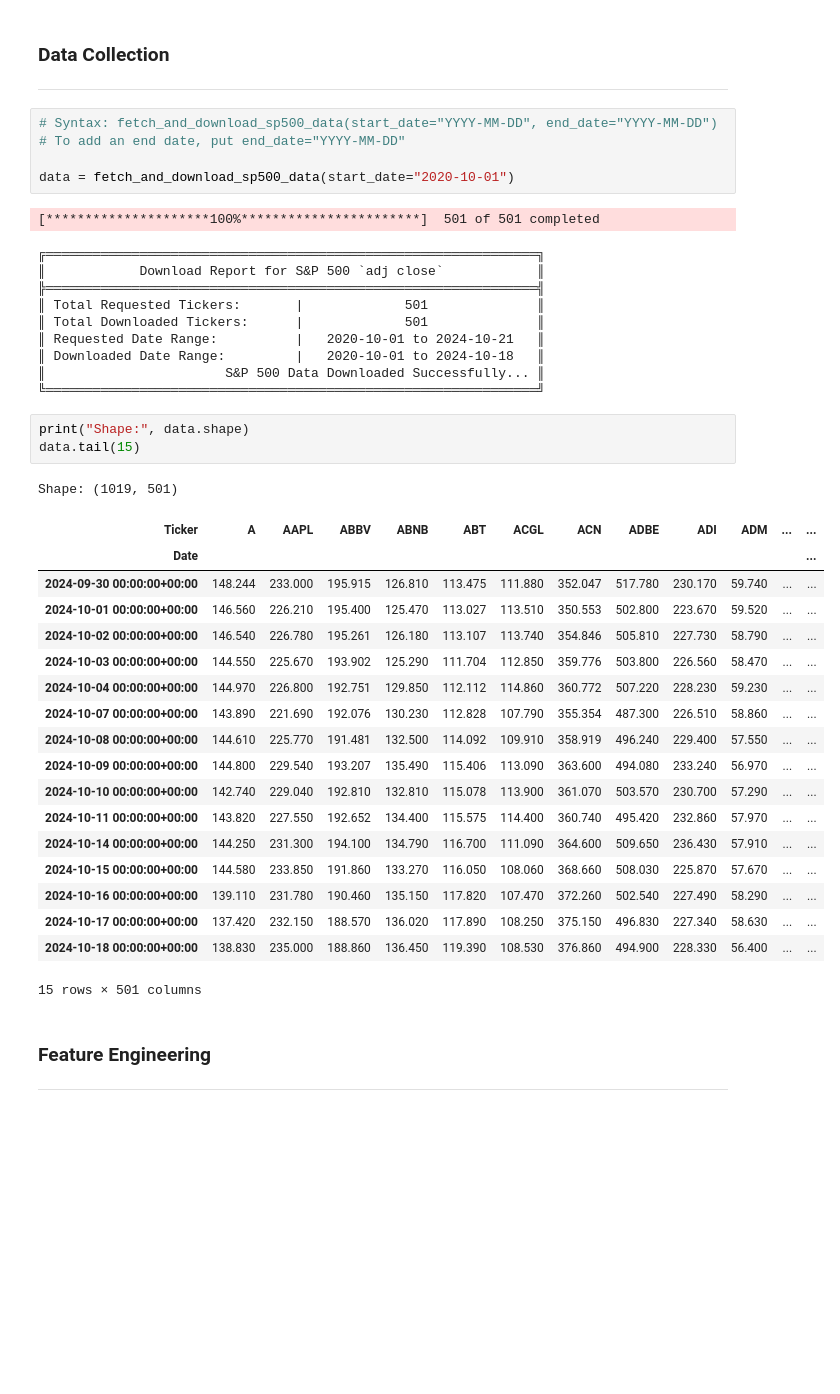
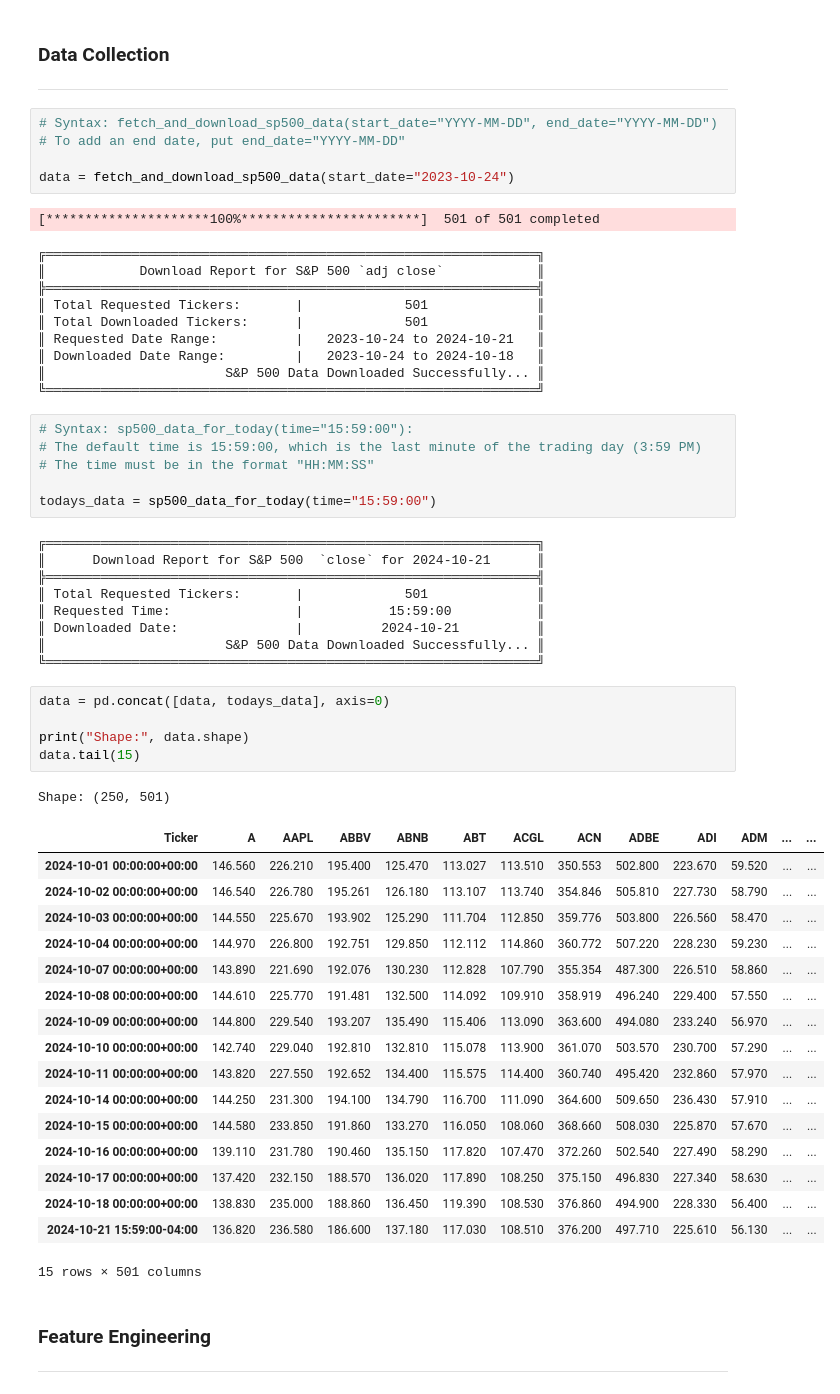
Before and after one commit to Corey-Holton/Group_project_2, a Jupyter notebook: notebooks/christian_exploration/stock_analysis.ipynb, the cells around one changed output. Saved outputs shown, nothing was run; the diff lists cells and outputs as text; blank space fills up the shorter version.

```diff
--- a/notebooks/christian_exploration/stock_analysis.ipynb
+++ b/notebooks/christian_exploration/stock_analysis.ipynb
@@ -46,7 +54,7 @@ ___
 # Syntax: fetch_and_download_sp500_data(start_date="YYYY-MM-DD", end_date="YYYY-MM-DD")
 # To add an end date, put end_date="YYYY-MM-DD"
 
-data = fetch_and_download_sp500_data(start_date="2020-10-01")
+data = fetch_and_download_sp500_data(start_date="2023-10-24")
 # %% [output]
 [*********************100%***********************]  501 of 501 completed
 ╔═══════════════════════════════════════════════════════════════╗
@@ -54,18 +62,33 @@ data = fetch_and_download_sp500_data(start_date="2020-10-01")
 ╠═══════════════════════════════════════════════════════════════╣
 ║ Total Requested Tickers:       |             501              ║
 ║ Total Downloaded Tickers:      |             501              ║
-║ Requested Date Range:          |   2020-10-01 to 2024-10-21   ║
-║ Downloaded Date Range:         |   2020-10-01 to 2024-10-18   ║
+║ Requested Date Range:          |   2023-10-24 to 2024-10-21   ║
+║ Downloaded Date Range:         |   2023-10-24 to 2024-10-18   ║
 ║                       S&P 500 Data Downloaded Successfully... ║
 ╚═══════════════════════════════════════════════════════════════╝
+# %%
+# Syntax: sp500_data_for_today(time="15:59:00"):
+# The default time is 15:59:00, which is the last minute of the trading day (3:59 PM)
+# The time must be in the format "HH:MM:SS"
+
+todays_data = sp500_data_for_today(time="15:59:00")
+# %% [output]
+╔═══════════════════════════════════════════════════════════════╗
+║      Download Report for S&P 500  `close` for 2024-10-21      ║
+╠═══════════════════════════════════════════════════════════════╣
+║ Total Requested Tickers:       |             501              ║
+║ Requested Time:                |           15:59:00           ║
+║ Downloaded Date:               |          2024-10-21          ║
+║                       S&P 500 Data Downloaded Successfully... ║
+╚═══════════════════════════════════════════════════════════════╝
 # %%
+data = pd.concat([data, todays_data], axis=0)
+
 print("Shape:", data.shape)
 data.tail(15)
 # %% [output]
-Shape: (1019, 501)
+Shape: (250, 501)
 | Ticker | A | AAPL | ABBV | ABNB | ABT | ACGL | ACN | ADBE | ADI | ADM | ... | ... |
-| Date |  |  |  |  |  |  |  |  |  |  |  | ... |
-| 2024-09-30 00:00:00+00:00 | 148.244 | 233.000 | 195.915 | 126.810 | 113.475 | 111.880 | 352.047 | 517.780 | 230.170 | 59.740 | ... | ... |
 | 2024-10-01 00:00:00+00:00 | 146.560 | 226.210 | 195.400 | 125.470 | 113.027 | 113.510 | 350.553 | 502.800 | 223.670 | 59.520 | ... | ... |
 | 2024-10-02 00:00:00+00:00 | 146.540 | 226.780 | 195.261 | 126.180 | 113.107 | 113.740 | 354.846 | 505.810 | 227.730 | 58.790 | ... | ... |
 | 2024-10-03 00:00:00+00:00 | 144.550 | 225.670 | 193.902 | 125.290 | 111.704 | 112.850 | 359.776 | 503.800 | 226.560 | 58.470 | ... | ... |
@@ -80,6 +103,7 @@ Shape: (1019, 501)
 | 2024-10-16 00:00:00+00:00 | 139.110 | 231.780 | 190.460 | 135.150 | 117.820 | 107.470 | 372.260 | 502.540 | 227.490 | 58.290 | ... | ... |
 | 2024-10-17 00:00:00+00:00 | 137.420 | 232.150 | 188.570 | 136.020 | 117.890 | 108.250 | 375.150 | 496.830 | 227.340 | 58.630 | ... | ... |
 | 2024-10-18 00:00:00+00:00 | 138.830 | 235.000 | 188.860 | 136.450 | 119.390 | 108.530 | 376.860 | 494.900 | 228.330 | 56.400 | ... | ... |
+| 2024-10-21 15:59:00-04:00 | 136.820 | 236.580 | 186.600 | 137.180 | 117.030 | 108.510 | 376.200 | 497.710 | 225.610 | 56.130 | ... | ... |
 15 rows × 501 columns
 # %% [markdown]
 ### Feature Engineering
```
Also changed, not shown: parts of 14 cells of this notebook, 4 other files.
